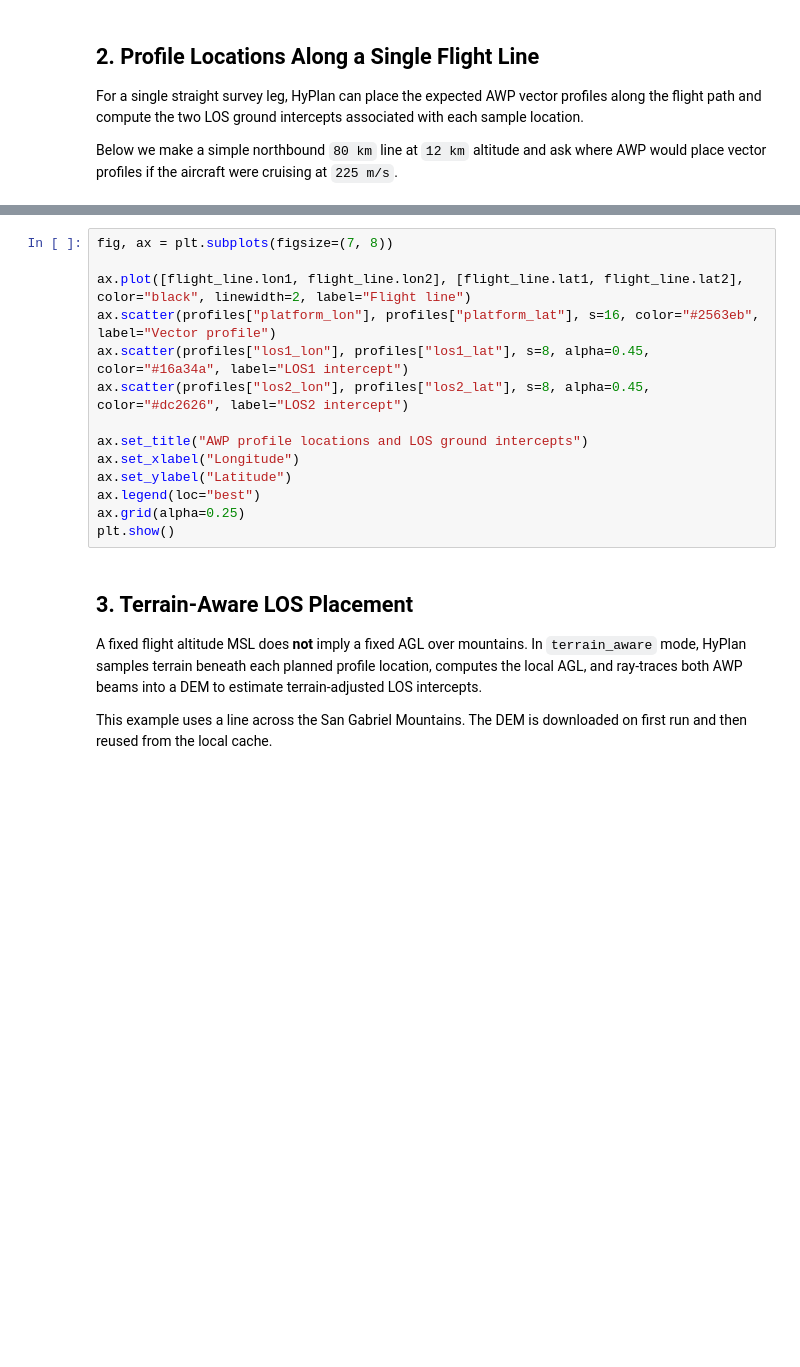
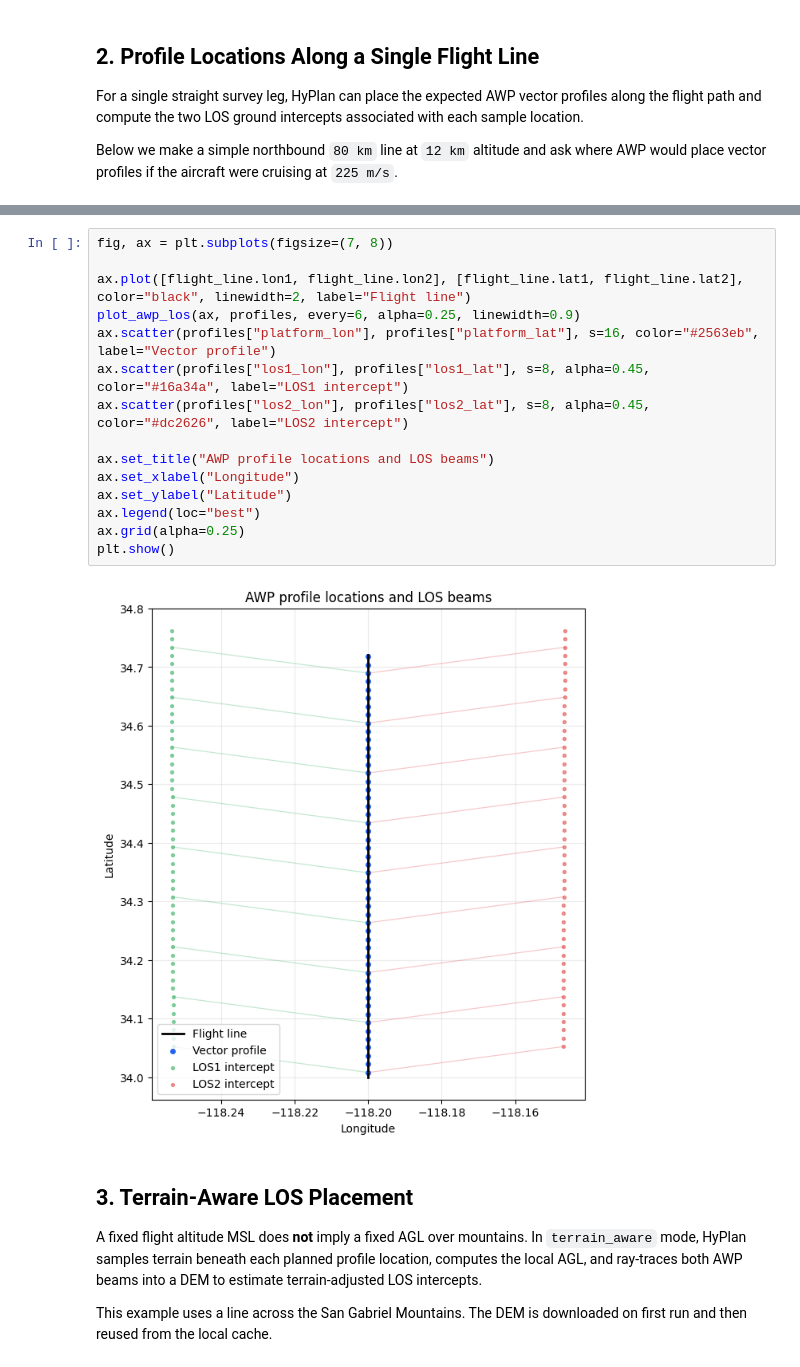
Before and after one commit to ryanpavlick/hyplan, a Jupyter notebook: notebooks/awp_planning.ipynb, the cells around one changed output, grey strips where cells are left out. Drawn from its saved outputs; the diff is of its cells as text; blank space fills up the shorter version.

```diff
--- a/notebooks/awp_planning.ipynb
+++ b/notebooks/awp_planning.ipynb
@@ -107,17 +154,20 @@ profiles[[
 # %%
 fig, ax = plt.subplots(figsize=(7, 8))
 
 ax.plot([flight_line.lon1, flight_line.lon2], [flight_line.lat1, flight_line.lat2], color="black", linewidth=2, label="Flight line")
+plot_awp_los(ax, profiles, every=6, alpha=0.25, linewidth=0.9)
 ax.scatter(profiles["platform_lon"], profiles["platform_lat"], s=16, color="#2563eb", label="Vector profile")
 ax.scatter(profiles["los1_lon"], profiles["los1_lat"], s=8, alpha=0.45, color="#16a34a", label="LOS1 intercept")
 ax.scatter(profiles["los2_lon"], profiles["los2_lat"], s=8, alpha=0.45, color="#dc2626", label="LOS2 intercept")
 
-ax.set_title("AWP profile locations and LOS ground intercepts")
+ax.set_title("AWP profile locations and LOS beams")
 ax.set_xlabel("Longitude")
 ax.set_ylabel("Latitude")
 ax.legend(loc="best")
 ax.grid(alpha=0.25)
 plt.show()
+# %% [output]
+[figure, added]
 # %% [markdown]
 ## 3. Terrain-Aware LOS Placement
 
```
Also changed, not shown: parts of 19 cells of this notebook, 16 other files.
